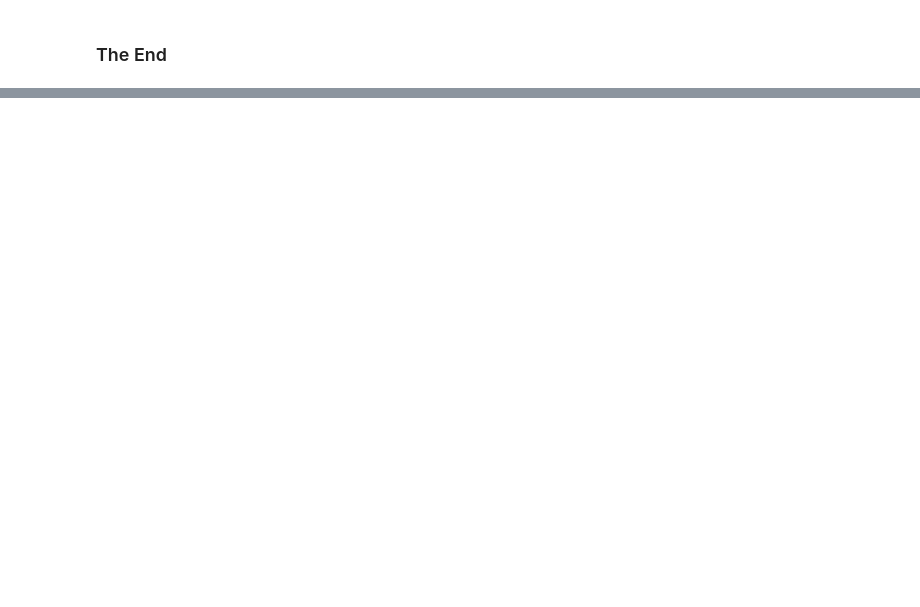
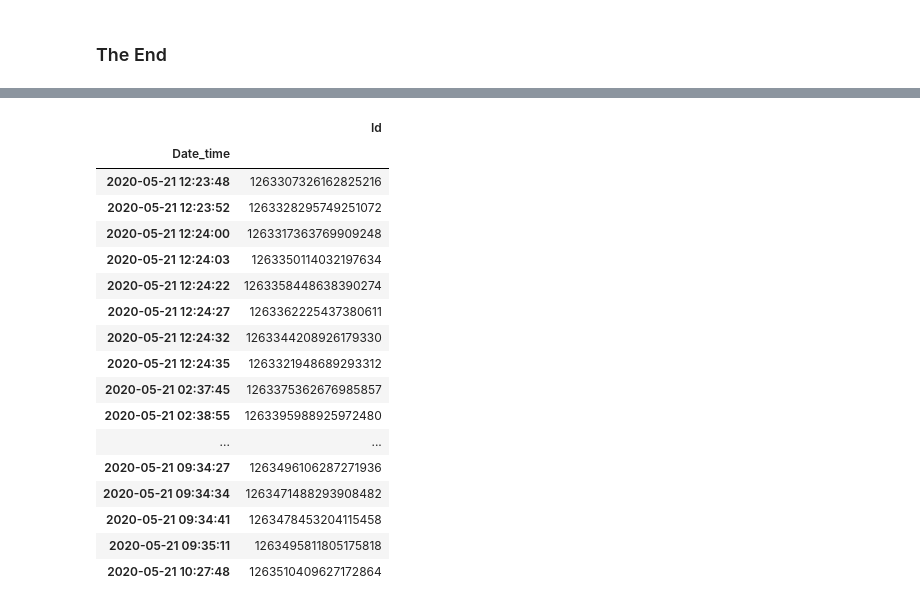
Before and after one commit to ananthanandanan/academics, a Jupyter notebook: python/notebooks/testing jupyter.ipynb, the cells around one changed output, grey strips where cells are left out. Saved outputs shown, nothing was run; the diff lists cells and outputs as text; code cells hidden in the pictures; blank space fills up the shorter version.

```diff
--- a/python/notebooks/testing jupyter.ipynb
+++ b/python/notebooks/testing jupyter.ipynb
@@ -130,0 +169,9 @@ Eureka!!!!
+# %%
+from datetime import timedelta, datetime, date
+import pandas as pd
+tid = pd.read_csv('tid_store.csv')
+tid['Date_time'] = pd.to_datetime(tid["Date_time"],format='%m/%d/%Y %H:%M:%S %p')
+previous_date = datetime.now() - timedelta(days=2)
+#set index as datetime
+tid.set_index("Date_time", inplace = True)
+tid.head()
@@ -130,0 +186,4 @@ Eureka!!!!
+# %%
+previous_date = previous_date.date().strftime("%m/%d/%Y, %H:%M:%S")
+# this will take the first occurence of the previous day if we have since we take the time and just insert 12:00:00 to it
+previous_date
@@ -130,0 +192,21 @@ Eureka!!!!
+# %%
+tid.loc[previous_date:]
+# %% [output]
+|  | Id |
+| Date_time |  |
+| 2020-05-21 12:23:48 | 1263307326162825216 |
+| 2020-05-21 12:23:52 | 1263328295749251072 |
+| 2020-05-21 12:24:00 | 1263317363769909248 |
+| 2020-05-21 12:24:03 | 1263350114032197634 |
+| 2020-05-21 12:24:22 | 1263358448638390274 |
+| 2020-05-21 12:24:27 | 1263362225437380611 |
+| 2020-05-21 12:24:32 | 1263344208926179330 |
+| 2020-05-21 12:24:35 | 1263321948689293312 |
+| 2020-05-21 02:37:45 | 1263375362676985857 |
+| 2020-05-21 02:38:55 | 1263395988925972480 |
+| ... | ... |
+| 2020-05-21 09:34:27 | 1263496106287271936 |
+| 2020-05-21 09:34:34 | 1263471488293908482 |
+| 2020-05-21 09:34:41 | 1263478453204115458 |
+| 2020-05-21 09:35:11 | 1263495811805175818 |
+| 2020-05-21 10:27:48 | 1263510409627172864 |
```
Also changed, not shown: parts of 16 cells of this notebook, 3 other files.
